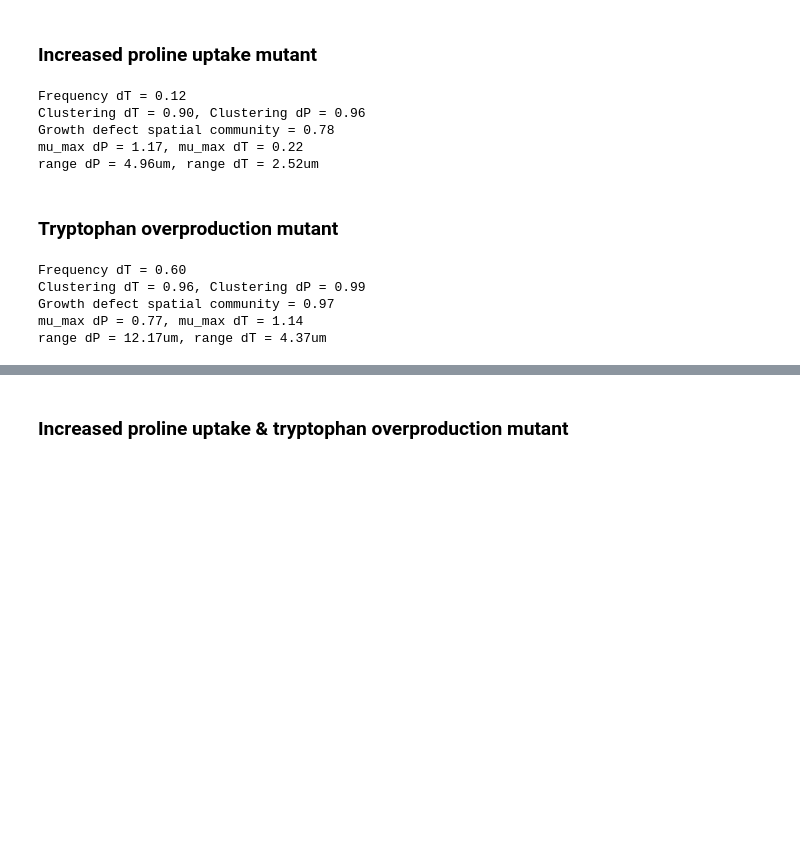
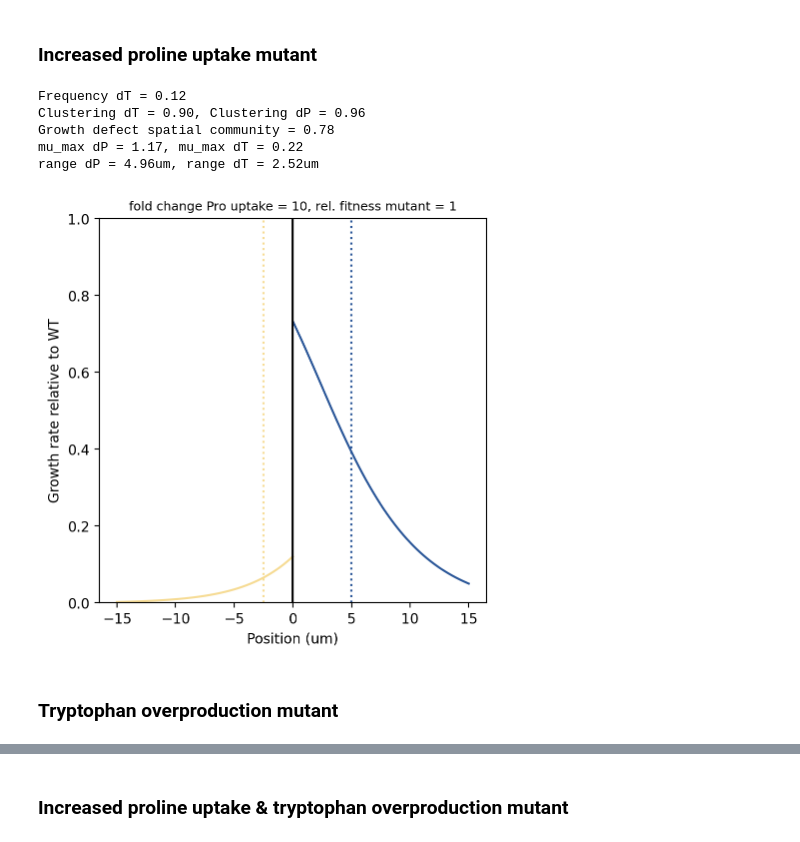
Before and after one commit to simonvanvliet/AuxotrophRangeExpansionModel, a Jupyter notebook: AuxotrophicCommunities.ipynb, the cells around one changed output, grey strips where cells are left out. Drawn from its saved outputs; the diff is of its cells as text; code cells hidden in the pictures; blank space fills up the shorter version.

```diff
--- a/AuxotrophicCommunities.ipynb
+++ b/AuxotrophicCommunities.ipynb
@@ -150,23 +323,20 @@ Note: leakage flux is leakage rate * internal concentration, so increasing inter
 **Below you can change c_up and c_prod  to see how they affect the community properties.**
 # %% [markdown]
 ### Increased proline uptake mutant
-# %%
-mut_community1 = community(c_up=10, c_prod=1)
-mut_community1.report_properties()
-# %% [output]
-Frequency dT = 0.12
-Clustering dT = 0.90, Clustering dP = 0.96
-Growth defect spatial community = 0.78
-mu_max dP = 1.17, mu_max dT = 0.22
-range dP = 4.96um, range dT = 2.52um
+# %%
+c_up = 10 # SET FOLD CHANGE IN UPTAKE RATE HERE
+c_cost_uptake = 1 # SET relative fitness cost of uptake mutation HERE
+high_uptake = community(c_up=c_up, c_cost=c_cost_uptake)
+high_uptake.report_properties()
+fig = plot_growth_profile(high_uptake)
+plt.title(f'fold change Pro uptake = {c_up}, rel. fitness mutant = {c_cost_uptake}', fontsize = 9)
+fig.savefig('growth_profile_high_uptake.pdf')
+# %% [output]
+Frequency dT = 0.12
+Clustering dT = 0.90, Clustering dP = 0.96
+Growth defect spatial community = 0.78
+mu_max dP = 1.17, mu_max dT = 0.22
+range dP = 4.96um, range dT = 2.52um
+[figure, added]
 # %% [markdown]
 ### Tryptophan overproduction mutant
-# %%
-mut_community1 = community(c_up=1, c_prod=200)
-mut_community1.report_properties()
-# %% [output]
-Frequency dT = 0.60
-Clustering dT = 0.96, Clustering dP = 0.99
-Growth defect spatial community = 0.97
-mu_max dP = 0.77, mu_max dT = 1.14
-range dP = 12.17um, range dT = 4.37um
```
Also changed, not shown: parts of 19 cells of this notebook, 12 other files.
